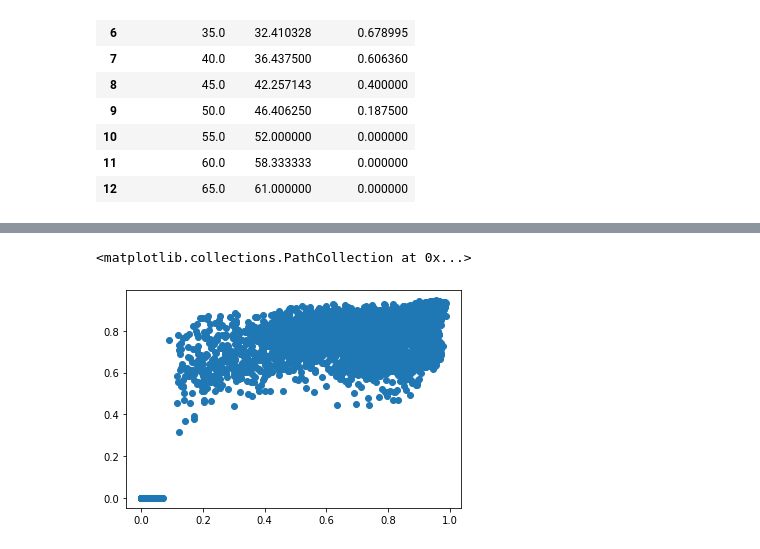
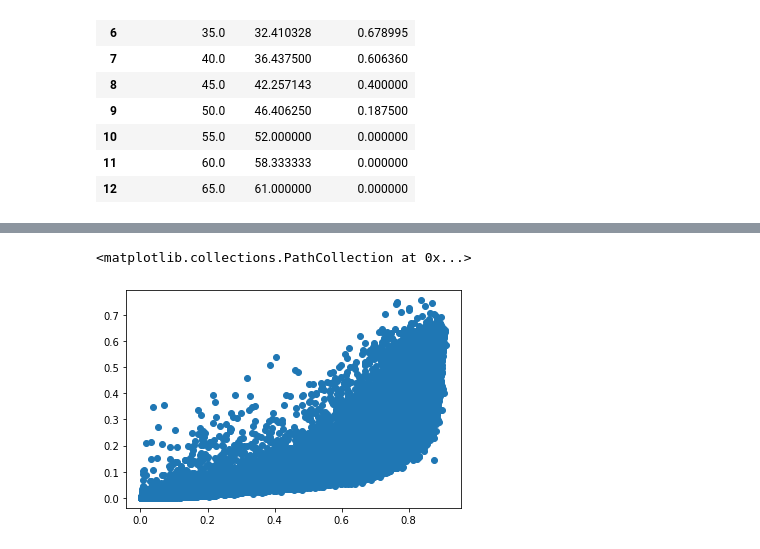
Before and after one commit to lucas-haupt/nfl-live-win-probability, a Jupyter notebook: notebooks/build_advance_models.ipynb, the cells around one changed output, grey strips where cells are left out. Drawn from its saved outputs; the diff is of its cells as text; code cells hidden in the pictures.

```diff
--- a/notebooks/build_advance_models.ipynb
+++ b/notebooks/build_advance_models.ipynb
@@ -50,17 +50,23 @@ def create_train_test_val_df(
     group_col="game_code",
     mask_test_season=2021,
     mask_val_season=2020,
+    normalize=True
 ):
     mask_train = ~(df.season.isin([mask_test_season, mask_val_season]))
     mask_test = (df.season == mask_test_season)
     mask_val = (df.season == mask_val_season)
-    X_train = normalize_df(df.loc[mask_train, input_names])
+    if normalize==False:
+        X_train = df.loc[mask_train, input_names]
+        X_test = df.loc[mask_test, input_names]
+        X_val = df.loc[mask_val, input_names]
+    else:
+        X_train = normalize_df(df.loc[mask_train, input_names])
+        X_test = normalize_df(df.loc[mask_test, input_names], df.loc[mask_train, input_names])
+        X_val = normalize_df(df.loc[mask_val, input_names], df.loc[mask_train, input_names])
     y_train = df.loc[mask_train, output_name]
     group_train = df.loc[mask_train, group_col]
-    X_test = normalize_df(df.loc[mask_test, input_names], df.loc[mask_train, input_names])
     y_test = df.loc[mask_test, output_name]
     group_test = df.loc[mask_test, group_col]
-    X_val = normalize_df(df.loc[mask_val, input_names], df.loc[mask_train, input_names])
     y_val = df.loc[mask_val, output_name]
     group_val = df.loc[mask_val, group_col]
     return X_train, y_train, group_train, X_test, y_test, group_test, X_val, y_val, group_val
@@ -809,6 +553,7 @@ for drive_outcome in model_df[mask_model]["drive_outcome_desc_basic"].drop_dupli
 
 rf_play_class_names = ["rf_play_" + x for x in rf_play_outcome.classes_]
 search_rf_play_class_names = ["search_rf_play_" + x for x in search_rf_play_outcome.classes_]
+search_cb_play_class_names = ["search_cb_play_" + x for x in search_cb_play_outcome.classes_]
 mlp_play_class_names = ["mlp_play_" + x for x in mlp_play_outcome.classes_]
 rf_drive_class_names = ["rf_drive_" + x for x in rf_drive_outcome.classes_]
 mlp_drive_class_names = ["mlp_drive_" + x for x in mlp_drive_outcome.classes_]
@@ -820,6 +565,10 @@ naive_play_class_names = [x + "_naive" for x in model_df[mask_model]["play_outco
 naive_drive_class_names = [x + "_naive" for x in model_df[mask_model]["drive_outcome_desc_basic"].drop_duplicates().sort_values()]
 predict_df = normalize_df(model_df[mask_model][input_names], model_df[mask_model&(model_df.season<2020)])
 predict_advanced_df = normalize_df(model_df[mask_model][input_names_advanced], model_df[mask_model&(model_df.season<2020)])
+predict_cb_df = model_df[mask_model][input_names]
+for x in categoricals:
+    predict_cb_df[x] = predict_cb_df[x].apply(int)
+predict_cb_df
 rf_play_outcome.verbose=0
 rf_drive_outcome.verbose=0
 search_rf_play_outcome.verbose=0
@@ -830,6 +579,7 @@ x_view = pd.concat([
     pd.DataFrame(mlp_play_outcome.predict_proba(predict_df), columns=mlp_play_class_names),
     pd.DataFrame(rf_play_outcome.predict_proba(predict_df), columns=rf_play_class_names),
     pd.DataFrame(search_rf_play_outcome.predict_proba(predict_df), columns=search_rf_play_class_names),
+    pd.DataFrame(search_cb_play_outcome.predict_proba(predict_cb_df), columns=search_cb_play_class_names),
     pd.DataFrame(logit_drive_outcome_basic.predict_proba(predict_df), columns=logit_drive_basic_class_names),
     pd.DataFrame(logit_drive_outcome_advanced.predict_proba(predict_advanced_df), columns=logit_drive_advanced_class_names),
     pd.DataFrame(mlp_drive_outcome.predict_proba(predict_df), columns=mlp_drive_class_names),
@@ -848,6 +598,6 @@ os.system('say "done"')
 # %%
-plt.scatter(x_view["search_rf_play_field_goal_made"], x_view["logit_advanced_play_field_goal_made"])
+plt.scatter(x_view["search_cb_play_offensive_touchdown"], x_view["search_rf_play_offensive_touchdown"])
 # %% [output]
 <matplotlib.collections.PathCollection at 0x...>
-[figure, old version]
+[figure, new version]
 # %%
```
Also changed, not shown: parts of 47 cells of this notebook, 1 other file.
